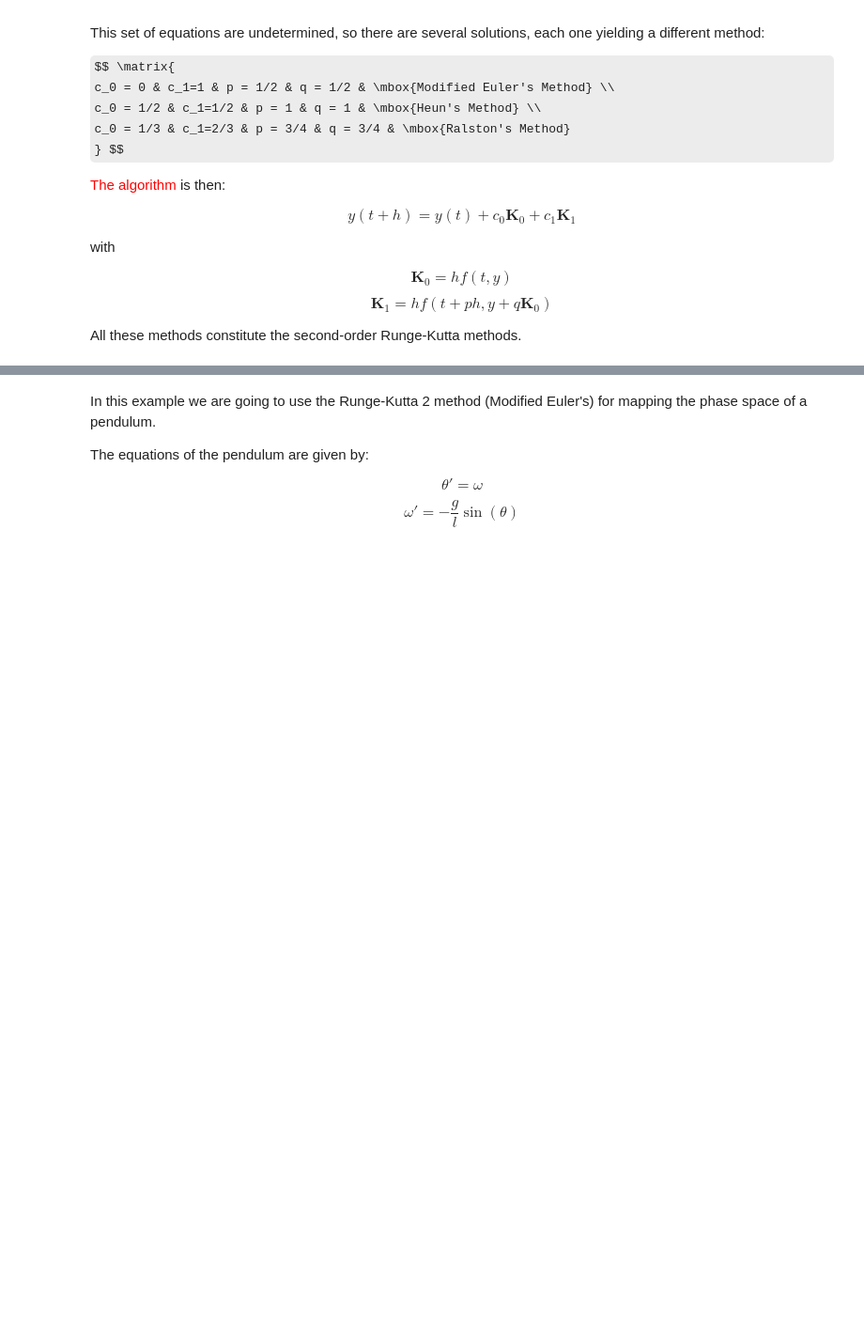
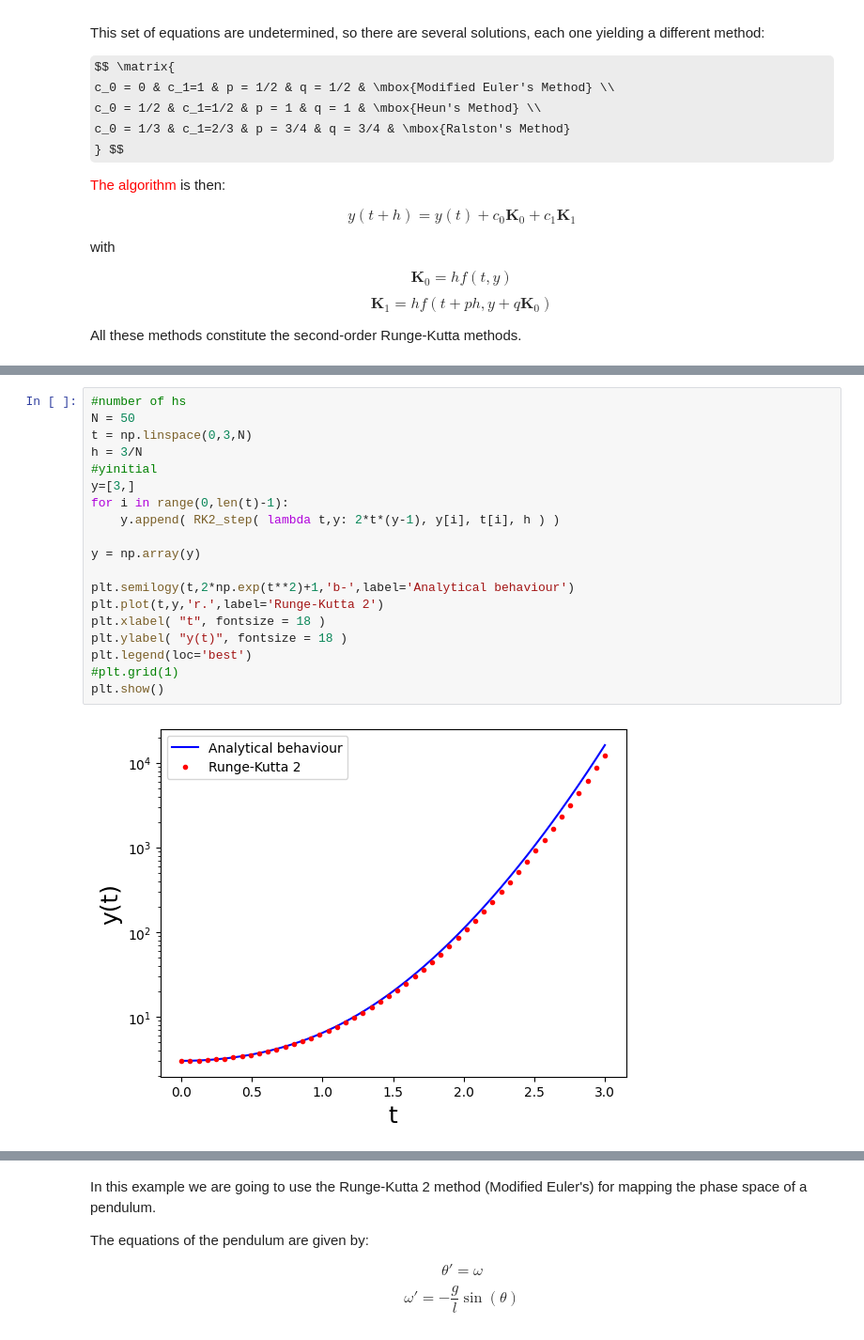
Before and after one commit to anferivera/Programming, a Jupyter notebook: 7_1_differential_equations.ipynb, the cells around one changed output, grey strips where cells are left out. Shown at 94% size. Drawn from its saved outputs; the diff is of its cells as text; some formulas as TeX source; blank space fills up the shorter version.

```diff
--- a/7_1_differential_equations.ipynb
+++ b/7_1_differential_equations.ipynb
@@ -216,0 +241,21 @@ All these methods constitute the second-order Runge-Kutta methods.
+# %%
+#number of hs
+N = 50
+t = np.linspace(0,3,N)
+h = 3/N
+#yinitial
+y=[3,]
+for i in range(0,len(t)-1):
+    y.append( RK2_step( lambda t,y: 2*t*(y-1), y[i], t[i], h ) )
+
+y = np.array(y)
+
+plt.semilogy(t,2*np.exp(t**2)+1,'b-',label='Analytical behaviour')
+plt.plot(t,y,'r.',label='Runge-Kutta 2')
+plt.xlabel( "t", fontsize = 18 )
+plt.ylabel( "y(t)", fontsize = 18 )
+plt.legend(loc='best')
+#plt.grid(1)
+plt.show()
+# %% [output]
+[figure, added]
```
Also changed, not shown: parts of 15 cells of this notebook.
